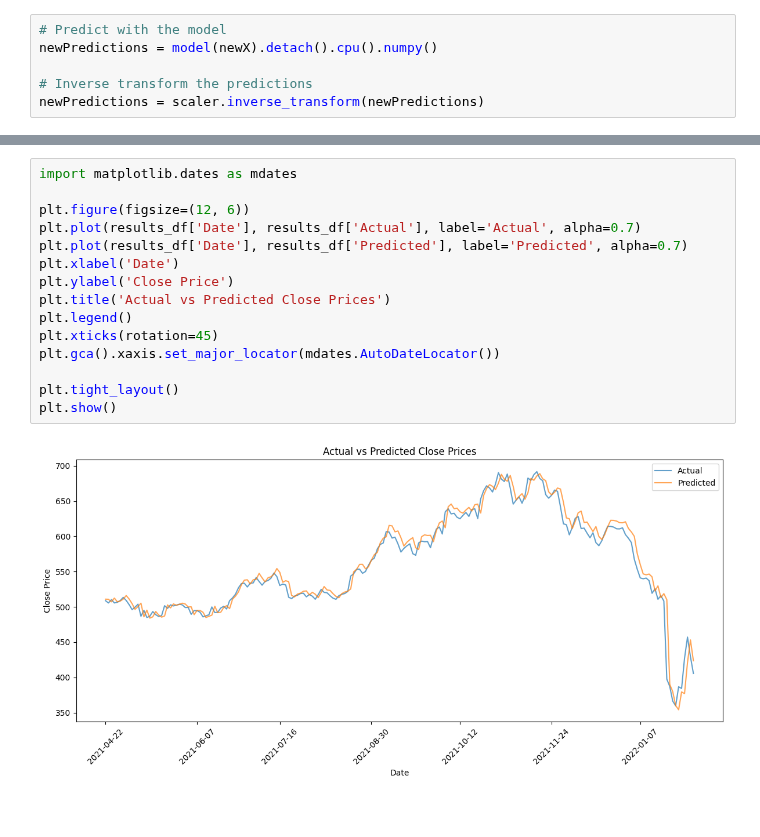
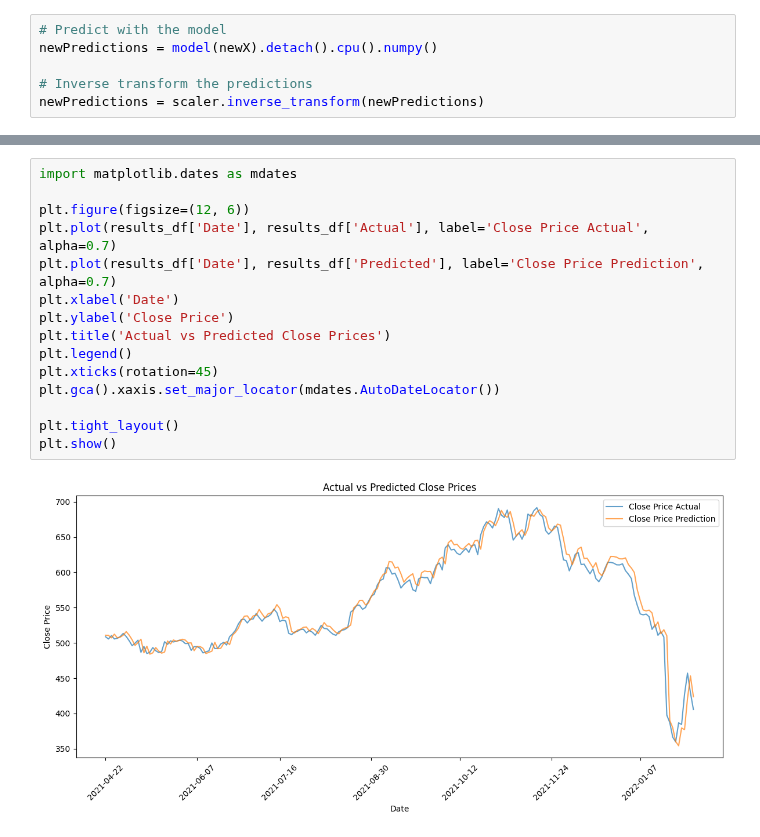
Before and after one commit to 23092003e/Stock-Price-Forecasting-System-Using-Apache-Spark, a Jupyter notebook: notebooks/lstm.ipynb, the cells around one changed output, grey strips where cells are left out. Drawn from its saved outputs; the diff is of its cells as text.

```diff
--- a/notebooks/lstm.ipynb
+++ b/notebooks/lstm.ipynb
@@ -294,17 +294,17 @@ print(results_df.head())
 # %%
 import matplotlib.dates as mdates
 
 plt.figure(figsize=(12, 6))
-plt.plot(results_df['Date'], results_df['Actual'], label='Actual', alpha=0.7)
-plt.plot(results_df['Date'], results_df['Predicted'], label='Predicted', alpha=0.7)
+plt.plot(results_df['Date'], results_df['Actual'], label='Close Price Actual', alpha=0.7)
+plt.plot(results_df['Date'], results_df['Predicted'], label='Close Price Prediction', alpha=0.7)
 plt.xlabel('Date')
 plt.ylabel('Close Price')
 plt.title('Actual vs Predicted Close Prices')
 plt.legend()
 plt.xticks(rotation=45)
 plt.gca().xaxis.set_major_locator(mdates.AutoDateLocator())
 
 plt.tight_layout()
 plt.show()
 # %% [output]
-[figure, old version]
+[figure, new version]
```
Also changed, not shown: parts of 3 cells of this notebook, 2 other files.
